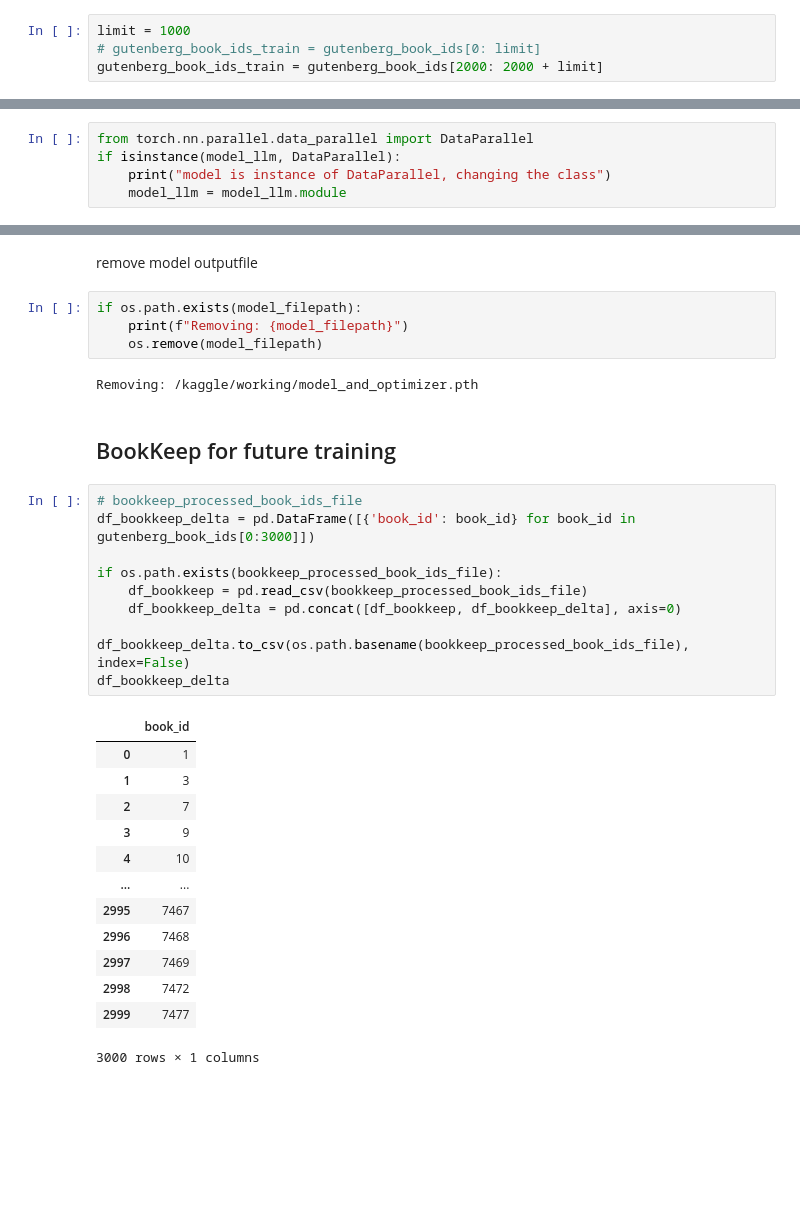
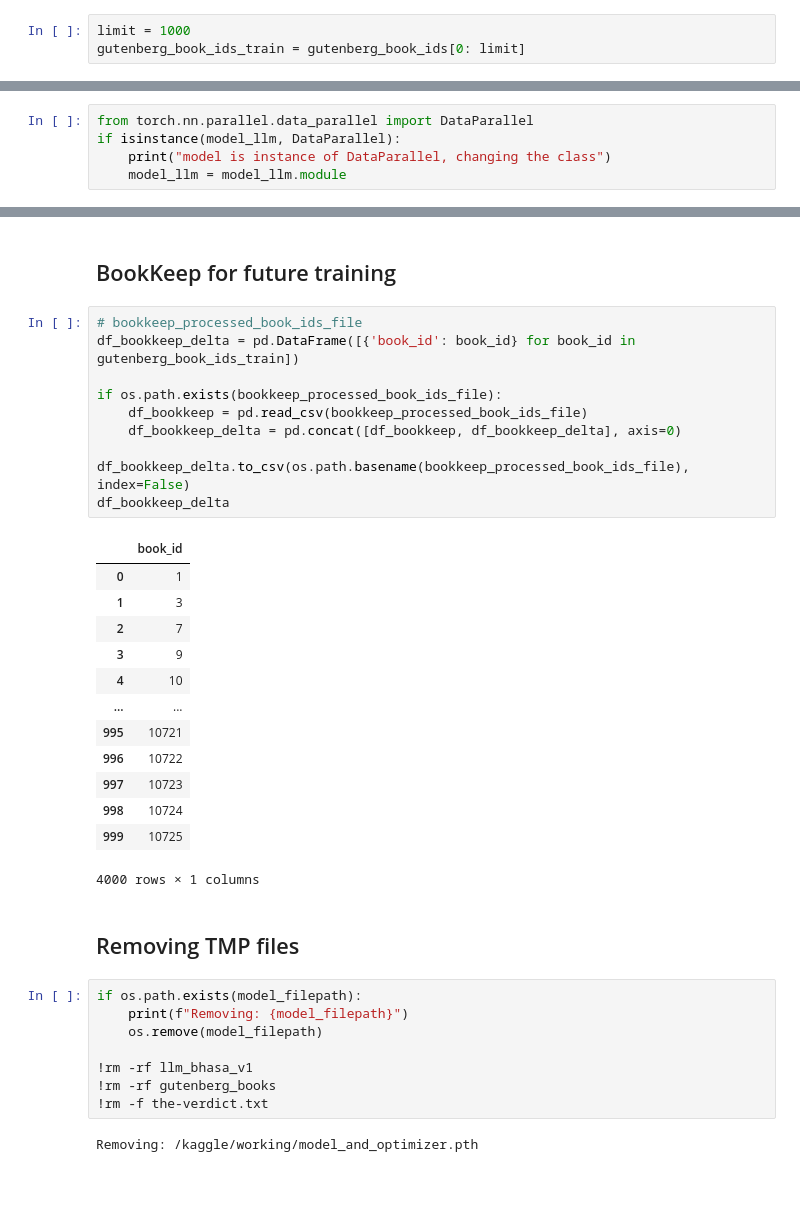
Before and after one commit to pankajr141/llm, a Jupyter notebook: examples/training_llm.ipynb, the cells around one changed output, grey strips where cells are left out. Cells and saved outputs as stored; diff of their text form; blank space fills up the shorter version.

```diff
--- a/examples/training_llm.ipynb
+++ b/examples/training_llm.ipynb
@@ -97,8 +111,7 @@ Total book_ids after removing processed files: 47719
 Due to Kaggle time limitation we can only keep kernel alive for certain amount of time, so we will limit the number of books to be processed
 # %%
 limit = 1000
-# gutenberg_book_ids_train = gutenberg_book_ids[0: limit]
-gutenberg_book_ids_train = gutenberg_book_ids[2000: 2000 + limit]
+gutenberg_book_ids_train = gutenberg_book_ids[0: limit]
 # %% [markdown]
 #### URL prepration
 # %%
@@ -307,36 +323,40 @@ CommitInfo(commit_url='https://huggingface.co/pankajr141/llm_bhasa_v1/commit/9ff
-# %% [markdown]
-remove model outputfile
-# %%
-if os.path.exists(model_filepath):
-    print(f"Removing: {model_filepath}")
-    os.remove(model_filepath)
-# %% [output]
-Removing: /kaggle/working/model_and_optimizer.pth
 # %% [markdown]
 ## BookKeep for future training
 # %%
 # bookkeep_processed_book_ids_file
-df_bookkeep_delta = pd.DataFrame([{'book_id': book_id} for book_id in gutenberg_book_ids[0:3000]])
+df_bookkeep_delta = pd.DataFrame([{'book_id': book_id} for book_id in gutenberg_book_ids_train])
 
 if os.path.exists(bookkeep_processed_book_ids_file):
     df_bookkeep = pd.read_csv(bookkeep_processed_book_ids_file)
     df_bookkeep_delta = pd.concat([df_bookkeep, df_bookkeep_delta], axis=0)
 
 df_bookkeep_delta.to_csv(os.path.basename(bookkeep_processed_book_ids_file), index=False)
 df_bookkeep_delta
 # %% [output]
 |  | book_id |
 | 0 | 1 |
 | 1 | 3 |
 | 2 | 7 |
 | 3 | 9 |
 | 4 | 10 |
 | ... | ... |
-| 2995 | 7467 |
-| 2996 | 7468 |
-| 2997 | 7469 |
-| 2998 | 7472 |
-| 2999 | 7477 |
+| 995 | 10721 |
+| 996 | 10722 |
+| 997 | 10723 |
+| 998 | 10724 |
+| 999 | 10725 |
-3000 rows × 1 columns
+4000 rows × 1 columns
+# %% [markdown]
+## Removing TMP files
+# %%
+if os.path.exists(model_filepath):
+    print(f"Removing: {model_filepath}")
+    os.remove(model_filepath)
+
+!rm -rf llm_bhasa_v1
+!rm -rf gutenberg_books
+!rm -f the-verdict.txt
+# %% [output]
+Removing: /kaggle/working/model_and_optimizer.pth
 # %% [markdown]
 #
```
Also changed, not shown: parts of 15 cells of this notebook.
